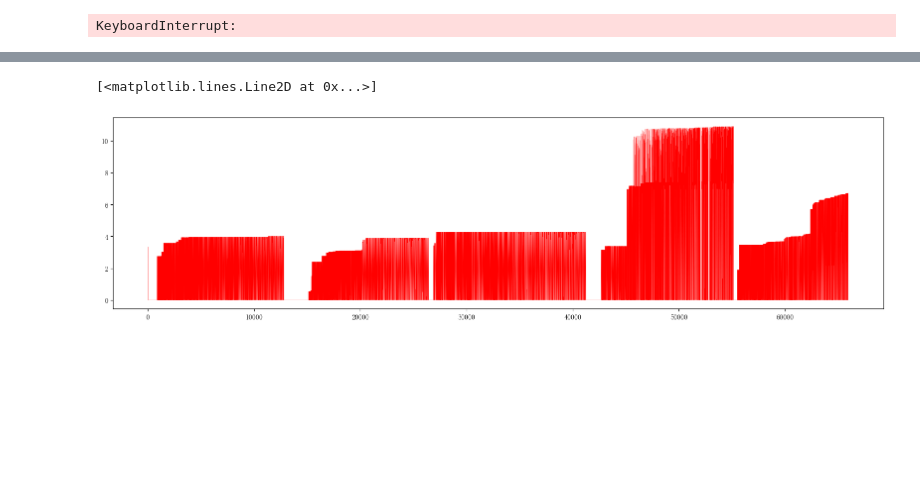
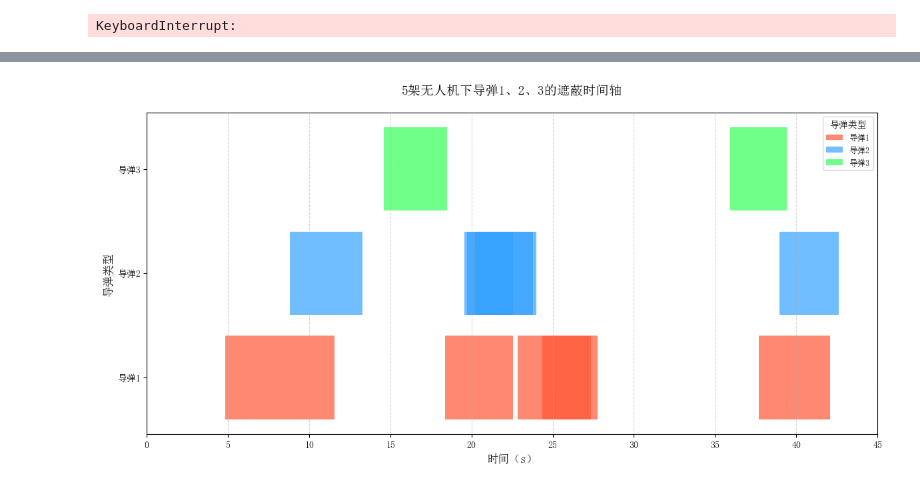
Before and after one commit to lumen183/2025A_practice, a Jupyter notebook: new_solution05.ipynb, the cells around one changed output, grey strips where cells are left out. Cells and saved outputs as stored; diff of their text form; code cells hidden in the pictures; blank space fills up the shorter version.

```diff
--- a/new_solution05.ipynb
+++ b/new_solution05.ipynb
@@ -352,4 +346,79 @@ plt.figure(figsize=(20, 5))
 # %%
+import matplotlib.pyplot as plt
+import numpy as np
+
+# 1. 整理导弹遮蔽数据（格式：{“导弹X”: {“无人机Y”: [[起始时间, 结束时间], ...]}, ...}）
+shield_data = {
+    "导弹1": {
+        "U1": [[4.83, 11.57]],
+        "U2": [[18.38, 22.54]],
+        "U3": [[37.71, 42.10]],
+        "U4": [[22.84, 27.36]],
+        "U5": [[24.35, 27.75]]
+    },
+    "导弹2": {
+        "U1": [],
+        "U2": [[8.81, 13.30], [19.71, 22.54]],
+        "U3": [[38.96, 42.60]],
+        "U4": [[19.55, 23.98]],
+        "U5": [[20.22, 23.80]]
+    },
+    "导弹3": {
+        "U1": [],
+        "U2": [],
+        "U3": [[35.95, 39.41]],
+        "U4": [],
+        "U5": [[14.59, 18.51]]
+    }
+}
+
+# 2. 配置视觉样式（颜色、字体）
+missile_colors = {
+    "导弹1": "#FF5733",  # 红色
+    "导弹2": "#33A1FF",  # 蓝色
+    "导弹3": "#33FF57"   # 绿色
+}
+plt.rcParams["font.sans-serif"] = ["SimHei", "WenQuanYi Micro Hei"]  # 中文适配
+plt.rcParams["axes.unicode_minus"] = False  # 负号显示适配
+
+# 3. 创建图表与轴对象
+fig, ax = plt.subplots(figsize=(12, 6))
+ax.set_title("5架无人机下导弹1、2、3的遮蔽时间轴", fontsize=14, pad=20)
+ax.set_xlabel("时间（s）", fontsize=12)
+ax.set_ylabel("导弹类型", fontsize=12)
+
+# 4. 定义纵轴分组
+missile_types = ["导弹1", "导弹2", "导弹3"]
+y_pos = np.arange(len(missile_types))  # 每个导弹类型的y坐标
+
+# 5. 绘制遮蔽区间（横向条形图）
+legend_created = {missile: False for missile in missile_types}
+for m_idx, missile in enumerate(missile_types):
+    color = missile_colors[missile]
+    for drone, intervals in shield_data[missile].items():
+        for start, end in intervals:
+            duration = end - start
+            # 绘制横向条形：同导弹类型共享y坐标，通过颜色和横向位置区分
+            ax.barh(
+                y_pos[m_idx],
+                duration,
+                left=start,
+                color=color,
+                alpha=0.7,  # 透明度提升重叠可见性
+                label=missile if not legend_created[missile] else ""
+            )
+            legend_created[missile] = True
+
+# 6. 调整轴与图例
+ax.set_yticks(y_pos)
+ax.set_yticklabels(missile_types, fontsize=10)
+ax.set_xlim(0, 45)  # 手动适配时间范围
+ax.grid(axis="x", linestyle="--", alpha=0.5)  # x轴网格辅助读时间
+ax.legend(title="导弹类型", loc="upper right", fontsize=9)
+
+# 7. 调整布局并显示
+plt.tight_layout()
+plt.show()
+# plt.savefig("导弹遮蔽时间轴.png", dpi=300)  # 可选：保存高清图片
 # %% [output]
-[<matplotlib.lines.Line2D at 0x...>]
-[figure, old version]
+[figure, new version]
```
Also changed, not shown: parts of 3 cells of this notebook, 26 other files.
